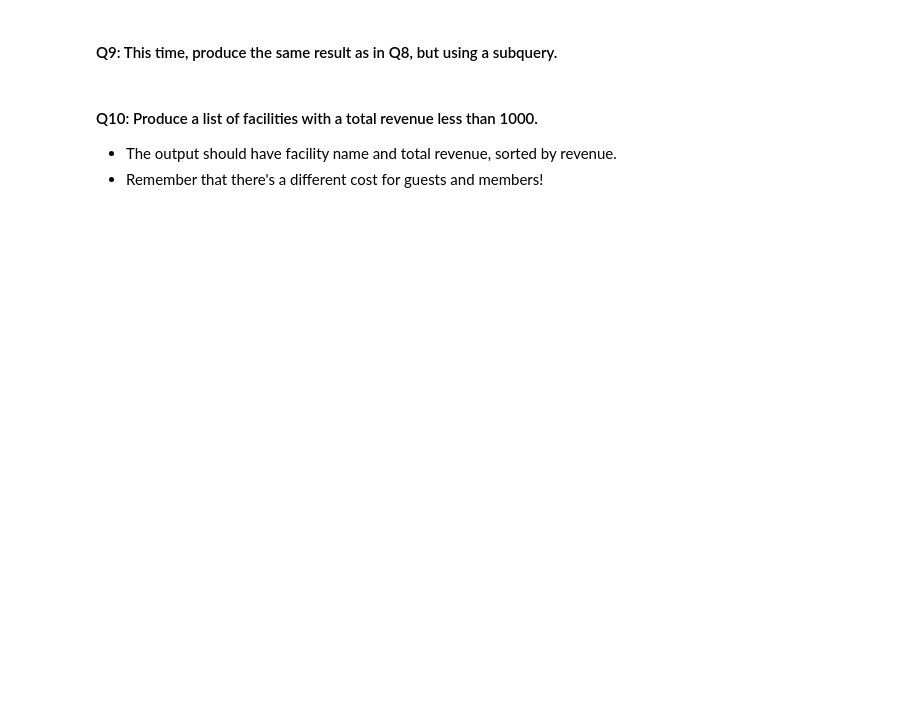
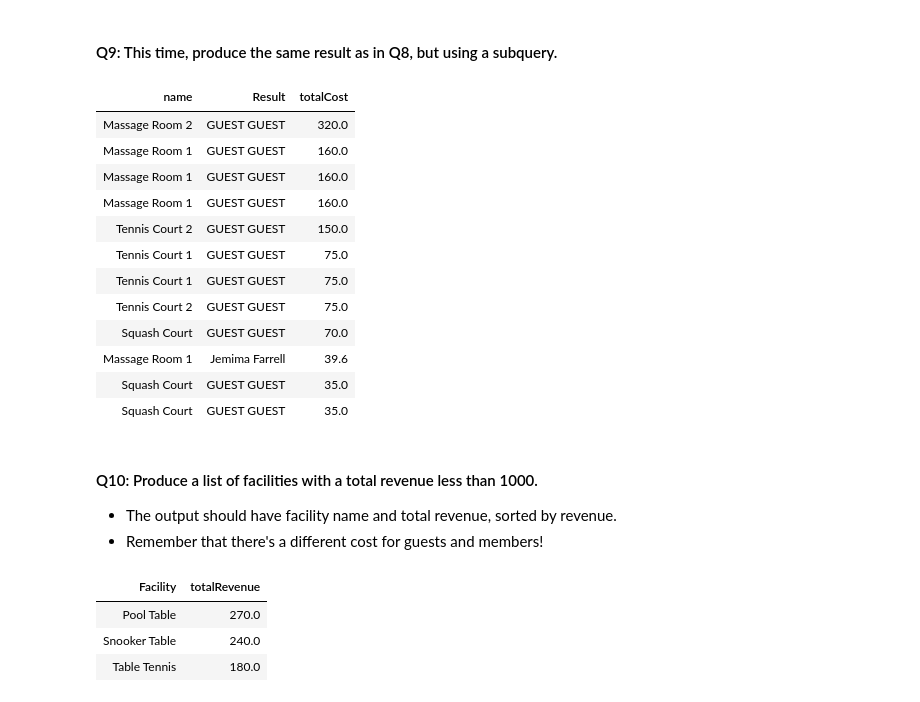
Before and after one commit to mjkellner/mec-mini-projects, a Jupyter notebook: mec-5.6.6-sql-with-spark-mini-project-20230201T205943Z-001/mec-5.6.6-sql-with-spark-mini-project/Mini_Project_SQL_with_Spark.ipynb, the cells around one changed output. Drawn from its saved outputs; the diff is of its cells as text; code cells hidden in the pictures; blank space fills up the shorter version.

```diff
--- a/mec-5.6.6-sql-with-spark-mini-project-20230201T205943Z-001/mec-5.6.6-sql-with-spark-mini-project/Mini_Project_SQL_with_Spark.ipynb
+++ b/mec-5.6.6-sql-with-spark-mini-project-20230201T205943Z-001/mec-5.6.6-sql-with-spark-mini-project/Mini_Project_SQL_with_Spark.ipynb
@@ -154,3 +292,31 @@ select * from bookings limit 3
+# %%
+%sql
+SELECT *
+FROM (
+  SELECT f.name, CONCAT(m.firstname, ' ', m.surname) AS Result,
+    CASE WHEN m.memid = 0 THEN (slots * guestcost)
+      ELSE (slots * membercost) END AS totalCost
+  FROM bookings AS b
+  INNER JOIN members AS m
+    ON m.memid = b.memid AND starttime LIKE '%2012-09-14%'
+  INNER JOIN facilities AS f
+    ON f.facid = b.facid)
+WHERE totalCost > 30
+ORDER BY totalCost DESC
+# %% [output]
+| name | Result | totalCost |
+| Massage Room 2 | GUEST GUEST | 320.0 |
+| Massage Room 1 | GUEST GUEST | 160.0 |
+| Massage Room 1 | GUEST GUEST | 160.0 |
+| Massage Room 1 | GUEST GUEST | 160.0 |
+| Tennis Court 2 | GUEST GUEST | 150.0 |
+| Tennis Court 1 | GUEST GUEST | 75.0 |
+| Tennis Court 1 | GUEST GUEST | 75.0 |
+| Tennis Court 2 | GUEST GUEST | 75.0 |
+| Squash Court | GUEST GUEST | 70.0 |
+| Massage Room 1 | Jemima Farrell | 39.6 |
+| Squash Court | GUEST GUEST | 35.0 |
+| Squash Court | GUEST GUEST | 35.0 |
 # %% [markdown]
 #### Q10: Produce a list of facilities with a total revenue less than 1000.
 - The output should have facility name and total revenue, sorted by revenue.
@@ -159,0 +324,19 @@ select * from bookings limit 3
+# %%
+%sql
+SELECT *
+FROM (SELECT Facility, SUM(totalCost) AS totalRevenue
+      FROM  (SELECT f.name AS Facility, CASE WHEN m.memid = 0 THEN (slots * guestcost)
+                                ELSE (slots * membercost) END AS totalCost
+              FROM bookings AS b
+                INNER JOIN members AS m
+                  ON m.memid = b.memid
+                INNER JOIN facilities AS f
+                  ON f.facid = b.facid)
+      GROUP BY Facility)
+WHERE totalRevenue < 1000
+ORDER BY totalRevenue DESC
+# %% [output]
+| Facility | totalRevenue |
+| Pool Table | 270.0 |
+| Snooker Table | 240.0 |
+| Table Tennis | 180.0 |
```
Also changed, not shown: parts of 23 cells of this notebook.
